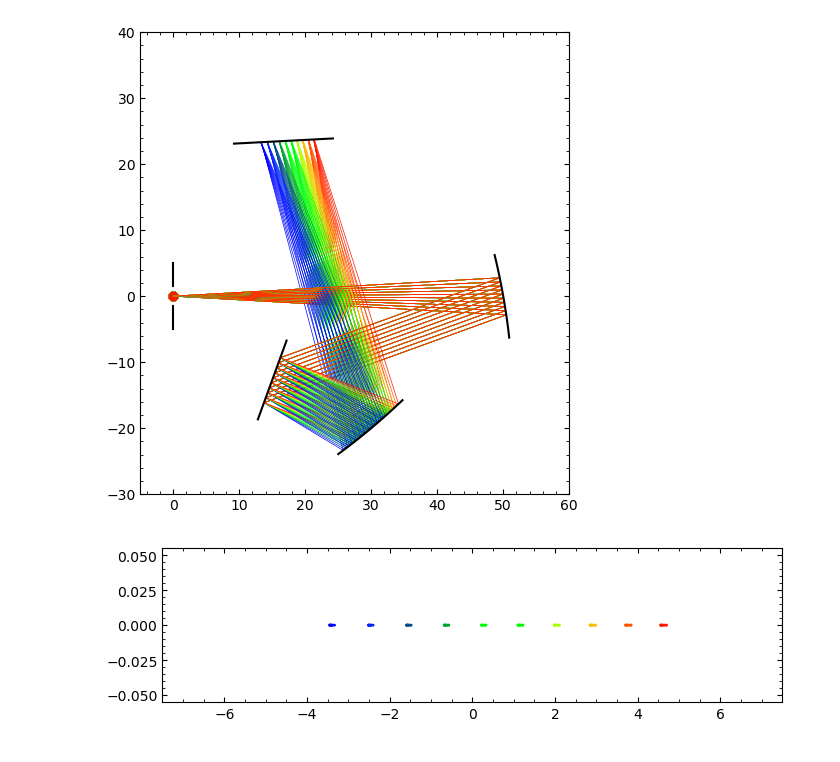
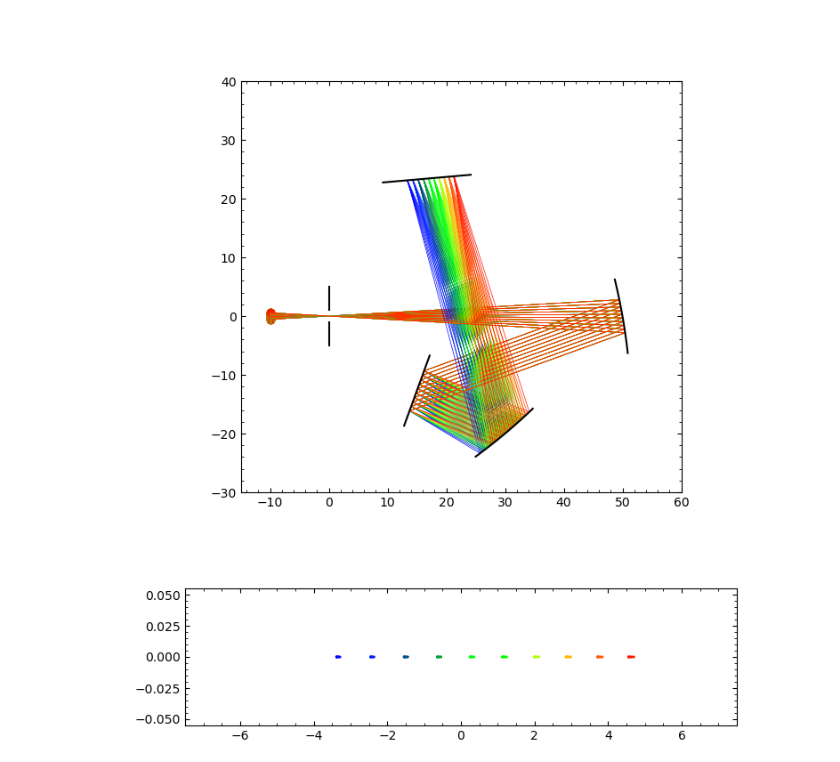
Before and after one commit to AstroAure/Opticalpy, a Jupyter notebook: Demo.ipynb, the cells around one changed output. Saved outputs shown, nothing was run; the diff lists cells and outputs as text; code cells hidden in the pictures.

```diff
--- a/Demo.ipynb
+++ b/Demo.ipynb
@@ -37,31 +42,26 @@ scene.plot(show_hitbox=False)
 # %%
 # Czerny-Turner Spectrograph
-scene = rt.Scene(xlim=(-5,60), ylim=(-30,40))
+scene = rt.Scene(xlim=(-15,60), ylim=(-30,40))
 
-slit_width = 3
+slit_width = 2
 slit_size = 10
 primary_f    = 50
 primary_aper = 12.7
 second_f     = primary_f
 second_aper  = primary_aper
 
 spectrograph = rt.OpticalGroup(scene=scene, origin=[0,0], rotation=0, label="Spectrograph")
 slit = rt.Slit(full_size=slit_size, slit_width=slit_width, group=spectrograph, origin=[0,0], rotation=90, label="Slit")
 primary = rt.ParabolicMirror(focal=primary_f, aperture=primary_aper, group=spectrograph, origin=[primary_f,0], rotation=100, label="Primary")
 secondary = rt.ParabolicMirror(focal=second_f, aperture=second_aper, group=spectrograph, origin=[30,-20], rotation=40, label="Secondary")
 grating = rt.Grating(aperture=primary_aper, period=1000, order=1, group=spectrograph, origin=[15,-12.7], rotation=70, label="Grating")
-camera = rt.Camera(aperture=15, group=spectrograph, origin=[16.7,23.5], rotation=3, label="Camera")
+camera = rt.Camera(aperture=15, group=spectrograph, origin=[16.7,23.4], rotation=5, label="Camera")
 
-beams = rt.OpticalGroup(scene=scene, origin=[0,0], rotation=0, label="Beams")
-F = 8.9
-ang = 2*np.rad2deg(np.arctan(0.5/F))
-white = rt.DivergingWhiteBeam(N_sources=10, angle=ang, wavelengths=np.linspace(450,620,10), group=beams, origin=[0,0], rotation=0, label="White")
-
-full = spectrograph + beams
+beam = rt.ConvergingBeam(N_sources=10, focal=10, F=8.9, wavelength=np.linspace(450,620,10), scene=scene, origin=[-10,0], rotation=0, label="Beam")
 
 scene.plot(show_hitbox=False)
 camera.plot()
 # %% [output]
-[figure, old version]
+[figure, new version]
-[figure, old version]
+[figure, new version]
 # %%
```
Also changed, not shown: parts of 8 cells of this notebook, 2 other files.
